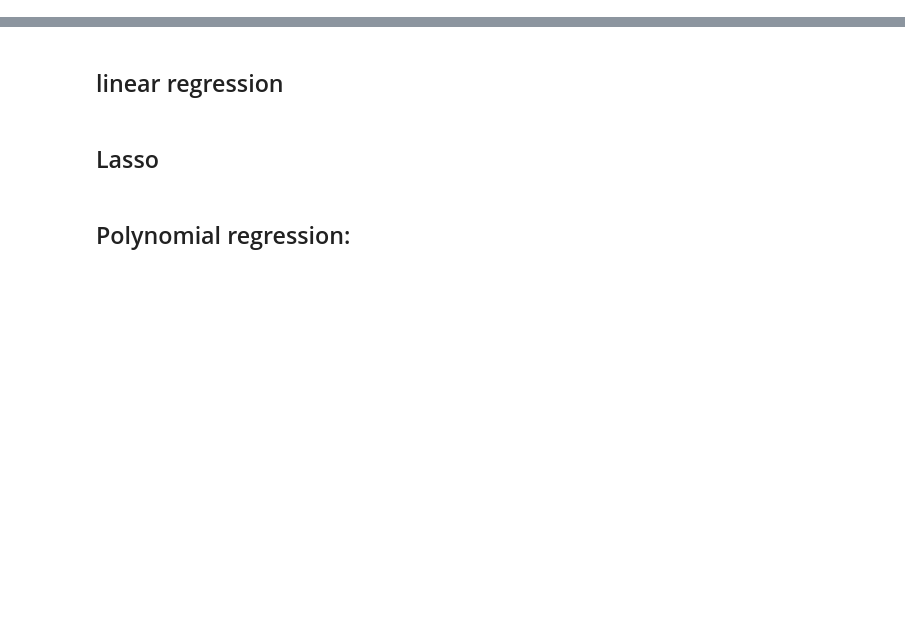
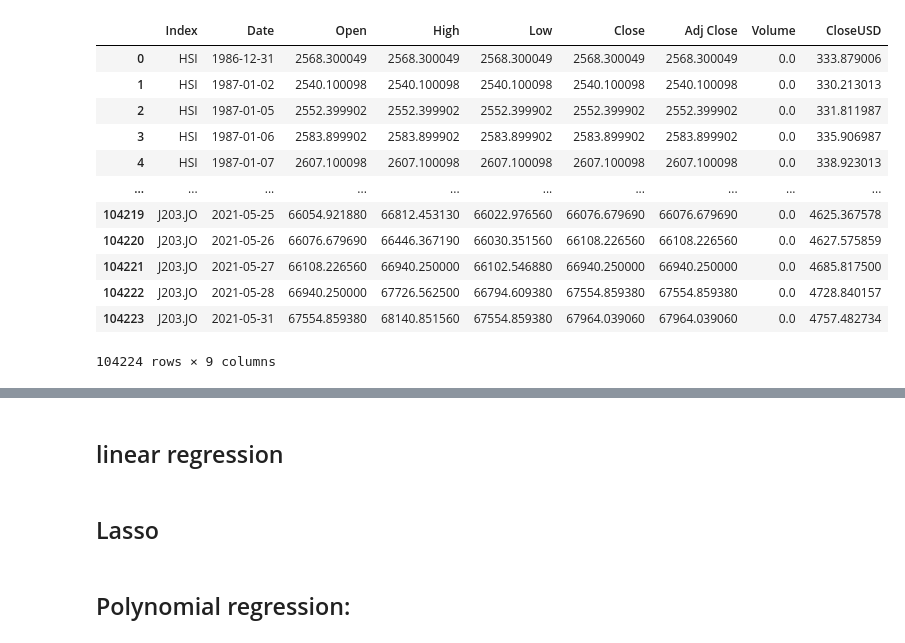
Before and after one commit to blue-debug/Security-van-evolutionary-algorithm, a Jupyter notebook: security/leaning from data.ipynb, the cells around one changed output, grey strips where cells are left out. Cells and saved outputs as stored; diff of their text form; code cells hidden in the pictures; blank space fills up the shorter version.

```diff
--- a/security/leaning from data.ipynb
+++ b/security/leaning from data.ipynb
@@ -25,8 +22,21 @@ ticklabelsize = 14
 # %%
 df = pd.read_csv(src_path, sep = ",")
 # df = df.drop(df.columns[[0]], axis = 1)
-del df['Index']
 display(df)
+# %% [output]
+|  | Index | Date | Open | High | Low | Close | Adj Close | Volume | CloseUSD |
+| 0 | HSI | 1986-12-31 | 2568.300049 | 2568.300049 | 2568.300049 | 2568.300049 | 2568.300049 | 0.0 | 333.879006 |
+| 1 | HSI | 1987-01-02 | 2540.100098 | 2540.100098 | 2540.100098 | 2540.100098 | 2540.100098 | 0.0 | 330.213013 |
+| 2 | HSI | 1987-01-05 | 2552.399902 | 2552.399902 | 2552.399902 | 2552.399902 | 2552.399902 | 0.0 | 331.811987 |
+| 3 | HSI | 1987-01-06 | 2583.899902 | 2583.899902 | 2583.899902 | 2583.899902 | 2583.899902 | 0.0 | 335.906987 |
+| 4 | HSI | 1987-01-07 | 2607.100098 | 2607.100098 | 2607.100098 | 2607.100098 | 2607.100098 | 0.0 | 338.923013 |
+| ... | ... | ... | ... | ... | ... | ... | ... | ... | ... |
+| 104219 | J203.JO | 2021-05-25 | 66054.921880 | 66812.453130 | 66022.976560 | 66076.679690 | 66076.679690 | 0.0 | 4625.367578 |
+| 104220 | J203.JO | 2021-05-26 | 66076.679690 | 66446.367190 | 66030.351560 | 66108.226560 | 66108.226560 | 0.0 | 4627.575859 |
+| 104221 | J203.JO | 2021-05-27 | 66108.226560 | 66940.250000 | 66102.546880 | 66940.250000 | 66940.250000 | 0.0 | 4685.817500 |
+| 104222 | J203.JO | 2021-05-28 | 66940.250000 | 67726.562500 | 66794.609380 | 67554.859380 | 67554.859380 | 0.0 | 4728.840157 |
+| 104223 | J203.JO | 2021-05-31 | 67554.859380 | 68140.851560 | 67554.859380 | 67964.039060 | 67964.039060 | 0.0 | 4757.482734 |
+104224 rows × 9 columns
 # %%
 # Convert Date column to datetime
 df.loc[:, 'Date'] = pd.to_datetime(df['Date'],format='%Y-%m-%d')
```
Also changed, not shown: parts of 30 cells of this notebook.
